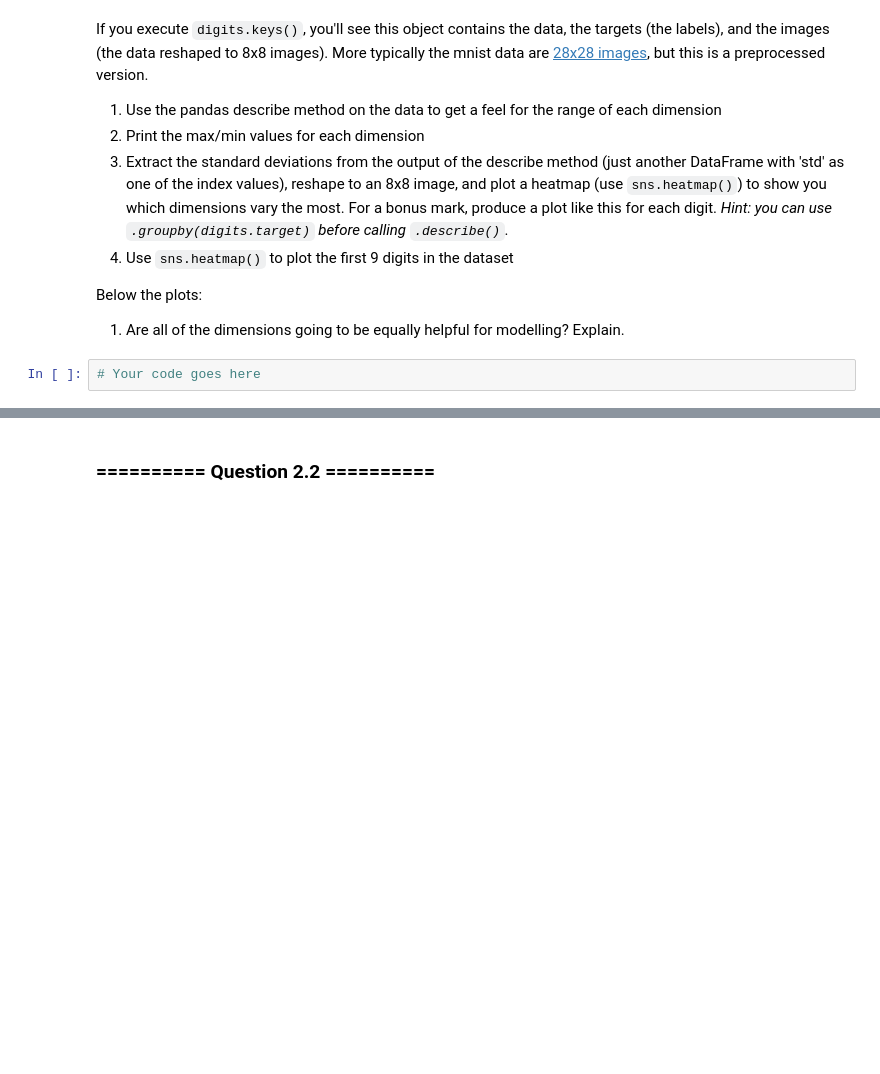
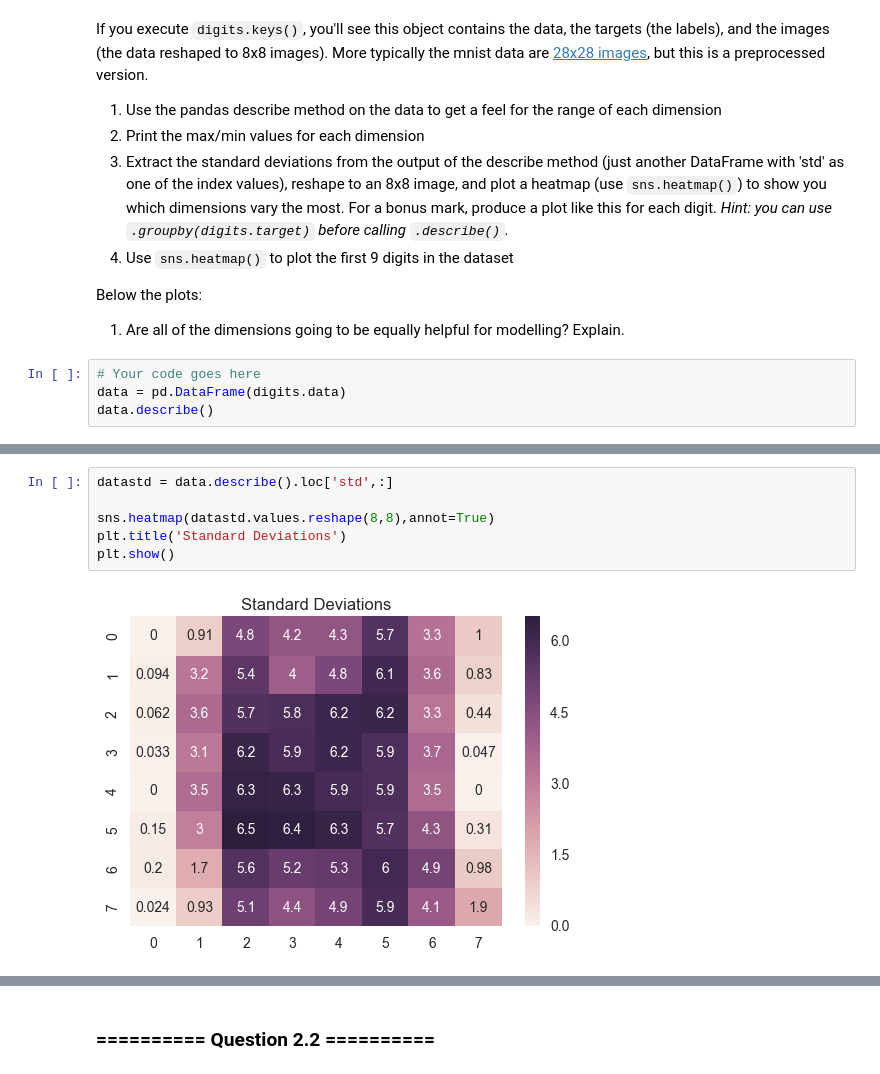
Before and after one commit to richardharmadi/iaml, a Jupyter notebook: 09_Assignment_4.ipynb, the cells around one changed output, grey strips where cells are left out. Cells and saved outputs as stored; diff of their text form; blank space fills up the shorter version.

```diff
--- a/09_Assignment_4.ipynb
+++ b/09_Assignment_4.ipynb
@@ -482,3 +549,5 @@ Below the plots:
 1. Are all of the dimensions going to be equally helpful for modelling? Explain.
 # %%
 # Your code goes here
+data = pd.DataFrame(digits.data)
+data.describe()
@@ -486,0 +586,8 @@ Below the plots:
+# %%
+datastd = data.describe().loc['std',:]
+
+sns.heatmap(datastd.values.reshape(8,8),annot=True)
+plt.title('Standard Deviations')
+plt.show()
+# %% [output]
+[figure, added]
```
Also changed, not shown: parts of 17 cells of this notebook, 4 other files.
